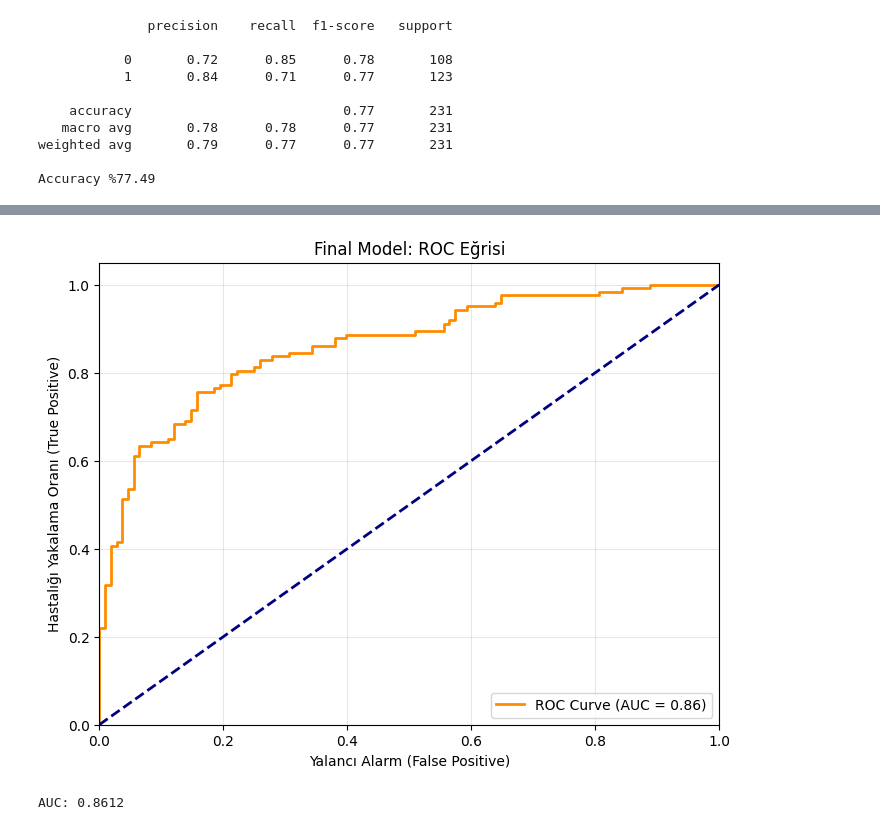
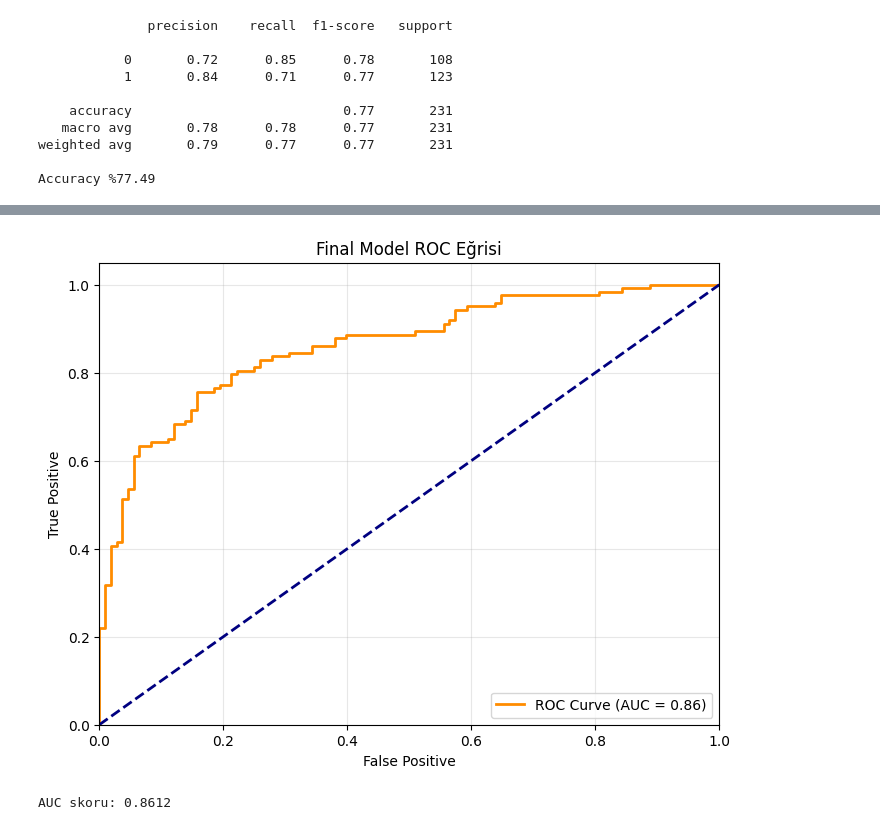
Before and after one commit to Barisandic16/CS304_Project, a Jupyter notebook: Project.ipynb, the cells around one changed output, grey strips where cells are left out. Saved outputs shown, nothing was run; the diff lists cells and outputs as text; code cells hidden in the pictures.

```diff
--- a/Project.ipynb
+++ b/Project.ipynb
@@ -150,12 +150,7 @@ Parametre sonuçları: {'C': 10, 'solver': 'lbfgs'}
 En iyi parametrelerle F1 Skoru: 0.7301
 # %%
 #Random Forest modelini eğitiyoruz. Parametreler internetten slaytlardan vs.
-parameters = [
-    {'n_estimators': [100, 200, 500],
-     'max_features': ['sqrt', 'log2'],
-     'max_depth': [None, 10, 20],
-     'random_state': [42]}
-]
+parameters = [ {'n_estimators': [100, 200, 500], 'max_features': ['sqrt', 'log2'], 'max_depth': [None, 10, 20], 'random_state': [42]}]
 
 rf = RandomForestClassifier()
 
@@ -221,24 +216,24 @@ plt.show()
 # %%
 # Modelimizin olasılık tahminlerini alıyoruz. Sadece hasta yani 1 olma olasılığı.
-y_probs = voting_clf.predict_proba(X_test_scaled)[:, 1]
+y_probs = vc.predict_proba(X_test_scaled)[:, 1]
 
 # ROC eğrisi değerleri
 fpr, tpr, thresholds = roc_curve(y_test, y_probs)
 
 # AUC skorunu
 auc_score = roc_auc_score(y_test, y_probs)
 plt.figure(figsize=(8, 6))
 plt.plot(fpr, tpr, color='darkorange', lw=2, label=f'ROC Curve (AUC = {auc_score:.2f})')
 plt.plot([0, 1], [0, 1], color='navy', lw=2, linestyle='--') # Köşegen (şans çizgisi)
 plt.xlim([0.0, 1.0])
 plt.ylim([0.0, 1.05])
-plt.xlabel('Yalancı Alarm (False Positive)')
-plt.ylabel('Hastalığı Yakalama Oranı (True Positive)')
-plt.title('Final Model: ROC Eğrisi')
+plt.xlabel('False Positive')
+plt.ylabel('True Positive')
+plt.title('Final Model ROC Eğrisi')
 plt.legend(loc="lower right")
 plt.grid(alpha=0.3)
 plt.show()
-print(f"AUC: {auc_score:.4f}")
+print(f"AUC skoru: {auc_score:.4f}")
 # %% [output]
-[figure, old version]
+[figure, new version]
-AUC: 0.8612
+AUC skoru: 0.8612
```
Also changed, not shown: parts of 1 cell of this notebook.
